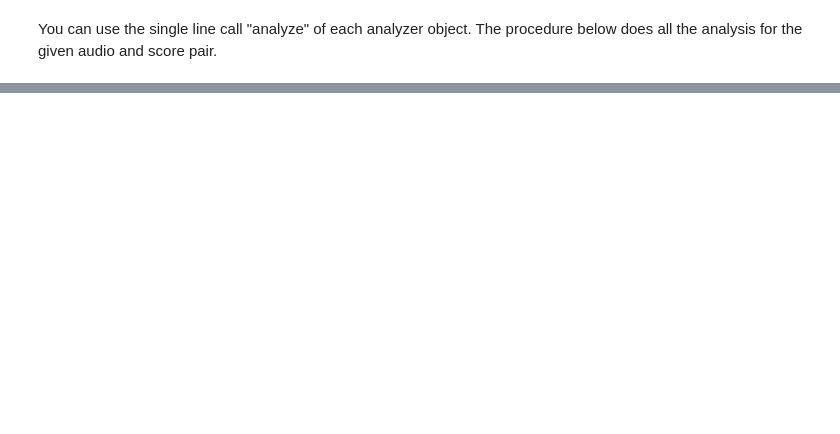
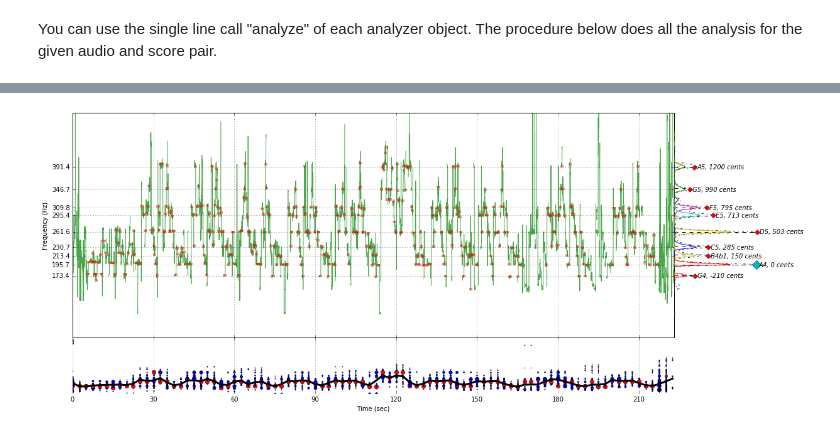
Before and after one commit to sertansenturk/tomato, a Jupyter notebook: complete_analysis_demo.ipynb, the cells around one changed output, grey strips where cells are left out. Saved outputs shown, nothing was run; the diff lists cells and outputs as text; code cells hidden in the pictures; blank space fills up the shorter version.

Commit message:
Added jointAnalyzer plot

```diff
--- a/complete_analysis_demo.ipynb
+++ b/complete_analysis_demo.ipynb
@@ -60,3 +60,9 @@ summarized_features = jointAnalyzer.summarize(
 - Obtaining the melodic progression model of ussak--sazsemaisi--aksaksemai----neyzen_aziz_dede/f970f1e0-0be9-4914-8302-709a0eac088e/f970f1e0-0be9-4914-8302-709a0eac088e.mp3
 - Computing pitch distribution of ussak--sazsemaisi--aksaksemai----neyzen_aziz_dede/f970f1e0-0be9-4914-8302-709a0eac088e/f970f1e0-0be9-4914-8302-709a0eac088e.mp3
 - Identifying the transposition of ussak--sazsemaisi--aksaksemai----neyzen_aziz_dede/f970f1e0-0be9-4914-8302-709a0eac088e/f970f1e0-0be9-4914-8302-709a0eac088e.mp3
+# %%
+fig, ax = JointAnalyzer.plot(summarized_features)
+ax[0].set_ylim([50, 500])
+pylab.show()
+# %% [output]
+[figure, added]
```
Also changed, not shown: 1 other file.
